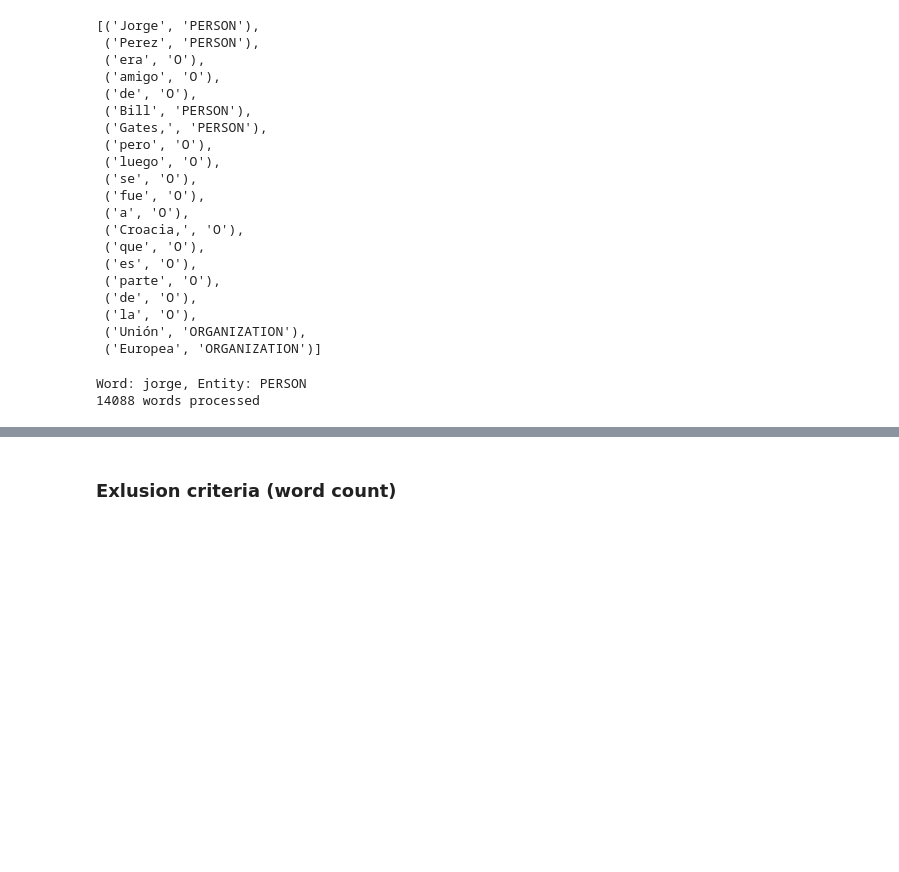
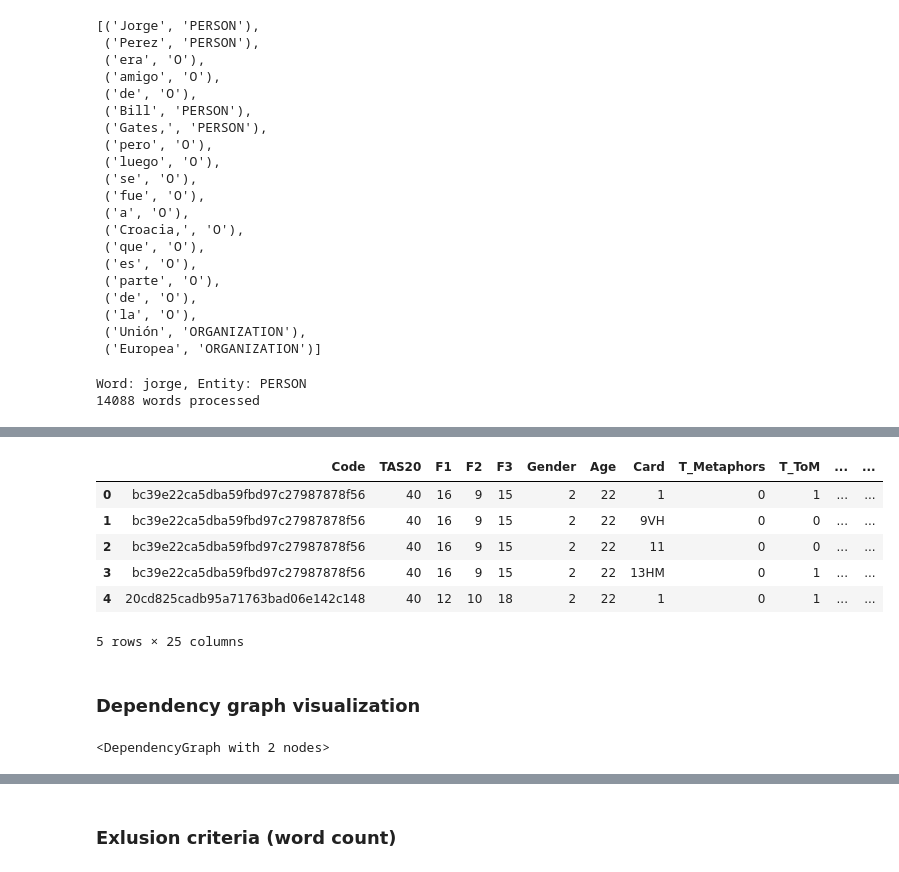
Before and after one commit to raul-arrabales/alexithymic-lang, a Jupyter notebook: nlp/Preprocessing.ipynb, the cells around one changed output, grey strips where cells are left out. Drawn from its saved outputs; the diff is of its cells as text; code cells hidden in the pictures; blank space fills up the shorter version.

Commit message:
dependency tagging

```diff
--- a/nlp/Preprocessing.ipynb
+++ b/nlp/Preprocessing.ipynb
@@ -321,0 +347,8 @@ Word: jorge, Entity: PERSON
+# %%
+# Neural Dependency Parser
+from nltk.parse.corenlp import CoreNLPDependencyParser
+
+dep_parser = CoreNLPDependencyParser(url='http://localhost:9000')
+# %%
+parses = dep_parser.parse('Esta es la frase más complicada del mundo.'.split())
+[[(governor, dep, dependent) for governor, dep, dependent in parse.triples()] for parse in parses]
@@ -321,0 +364,19 @@ Word: jorge, Entity: PERSON
+# %%
+def getDepList(tokens):
+    parses = dep_parser.parse(tokens)
+    return [[(governor, dep, dependent) for governor, dep, dependent in parse.triples()] for parse in parses]
+# %%
+# Add column with Dependency Parsing
+alex_df['DEP'] = alex_df.apply(lambda row: getDepList(row.Text.lower().split()), axis=1)
+# %%
+alex_df.head()
+# %% [output]
+|  | Code | TAS20 | F1 | F2 | F3 | Gender | Age | Card | T_Metaphors | T_ToM | ... | ... |
+| 0 | bc39e22ca5dba59fbd97c27987878f56 | 40 | 16 | 9 | 15 | 2 | 22 | 1 | 0 | 1 | ... | ... |
+| 1 | bc39e22ca5dba59fbd97c27987878f56 | 40 | 16 | 9 | 15 | 2 | 22 | 9VH | 0 | 0 | ... | ... |
+| 2 | bc39e22ca5dba59fbd97c27987878f56 | 40 | 16 | 9 | 15 | 2 | 22 | 11 | 0 | 0 | ... | ... |
+| 3 | bc39e22ca5dba59fbd97c27987878f56 | 40 | 16 | 9 | 15 | 2 | 22 | 13HM | 0 | 1 | ... | ... |
+| 4 | 20cd825cadb95a71763bad06e142c148 | 40 | 12 | 10 | 18 | 2 | 22 | 1 | 0 | 1 | ... | ... |
+5 rows × 25 columns
+# %% [markdown]
+### Dependency graph visualization
@@ -321,0 +397,5 @@ Word: jorge, Entity: PERSON
+# %%
+parse = next(dep_parser.raw_parse("Hola"))
+parse
+# %% [output]
+<DependencyGraph with 2 nodes>
```
Also changed, not shown: parts of 18 cells of this notebook.
